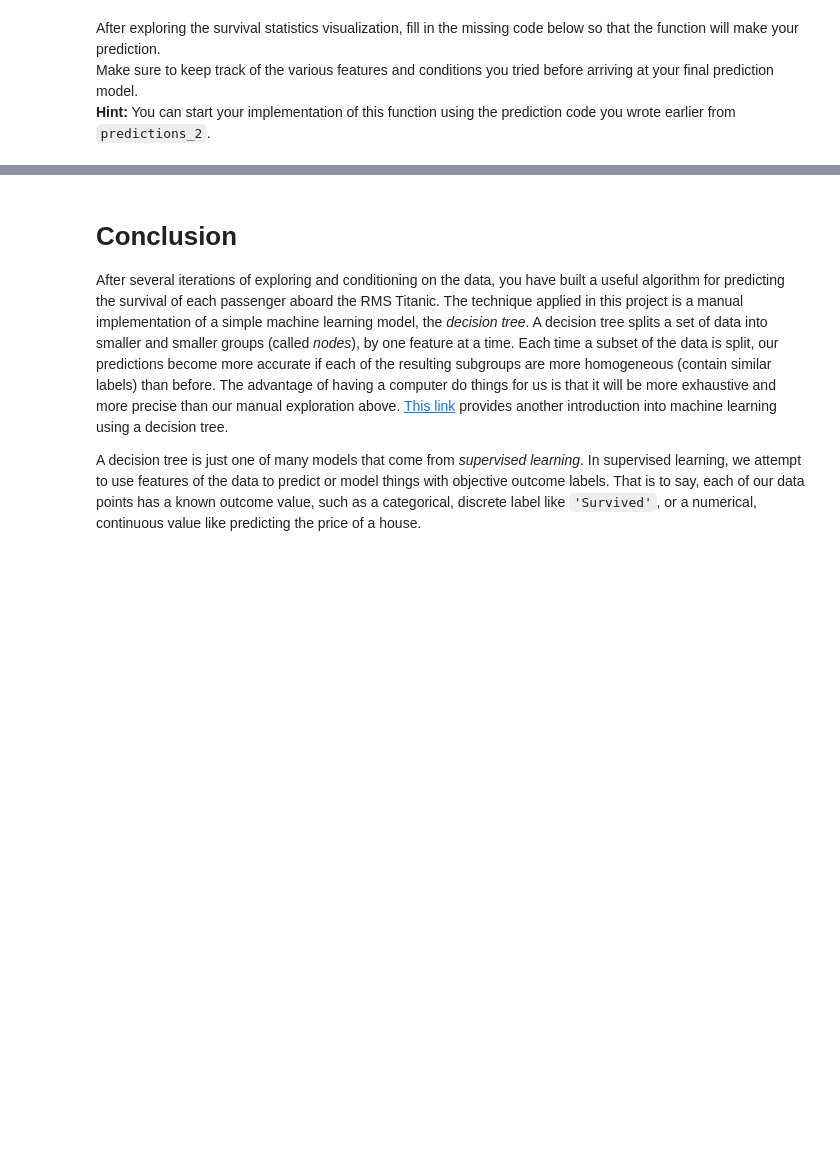
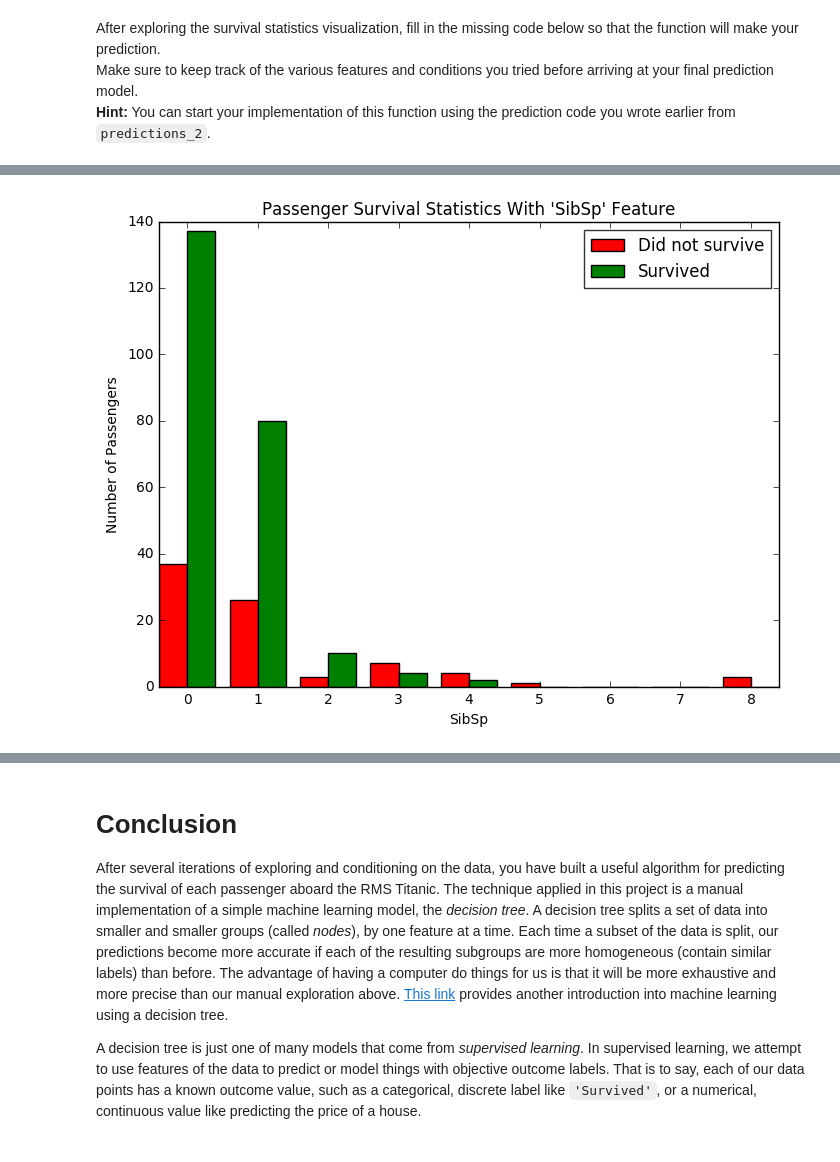
Before and after one commit to deepakrohilla13/machine-learning-excercise, a Jupyter notebook: titanic_survival_exploration/titanic_survival_exploration.ipynb, the cells around one changed output, grey strips where cells are left out. Saved outputs shown, nothing was run; the diff lists cells and outputs as text; code cells hidden in the pictures; blank space fills up the shorter version.

```diff
--- a/titanic_survival_exploration/titanic_survival_exploration.ipynb
+++ b/titanic_survival_exploration/titanic_survival_exploration.ipynb
@@ -158,0 +234,6 @@ Make sure to keep track of the various features and conditions you tried before
+# %%
+#Pclass, Sex, Age, SibSp, and Parch
+vs.survival_stats(data, outcomes, 'SibSp',
+                  ["Sex == 'female'"])
+# %% [output]
+[figure, added]
```
Also changed, not shown: parts of 21 cells of this notebook.
